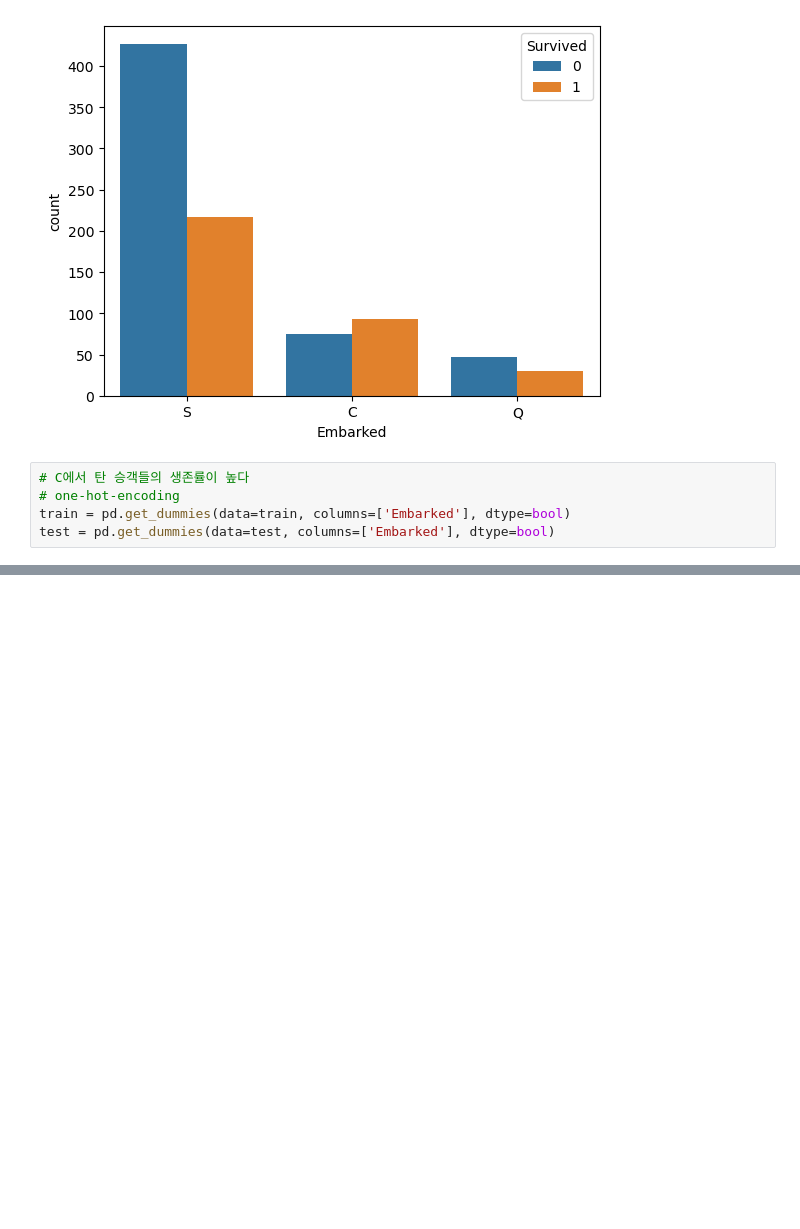
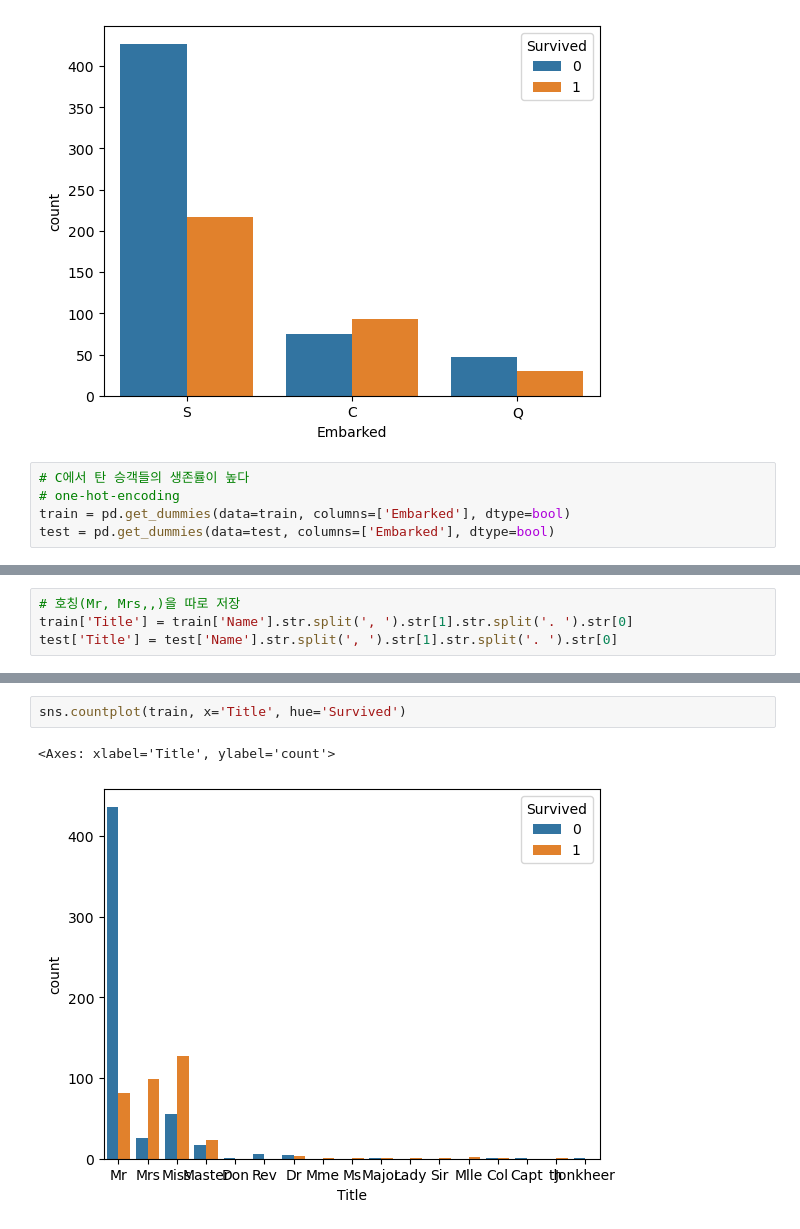
Before and after one commit to alwaysbemyday1/kaggle, a Jupyter notebook: Titanic/2nd_submission.ipynb, the cells around one changed output, grey strips where cells are left out. Saved outputs shown, nothing was run; the diff lists cells and outputs as text; blank space fills up the shorter version.

```diff
--- a/Titanic/2nd_submission.ipynb
+++ b/Titanic/2nd_submission.ipynb
@@ -231,0 +247,4 @@ train.head(2)
+# %%
+# 호칭(Mr, Mrs,,)을 따로 저장
+train['Title'] = train['Name'].str.split(', ').str[1].str.split('. ').str[0]
+test['Title'] = test['Name'].str.split(', ').str[1].str.split('. ').str[0]
@@ -231,0 +258,5 @@ train.head(2)
+# %%
+sns.countplot(train, x='Title', hue='Survived')
+# %% [output]
+<Axes: xlabel='Title', ylabel='count'>
+[figure, added]
```
Also changed, not shown: parts of 7 cells of this notebook.
